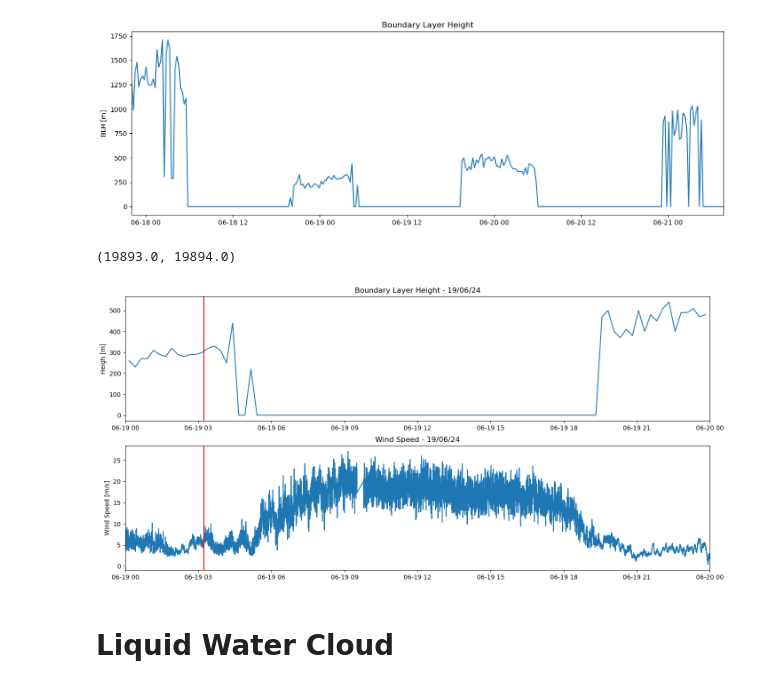
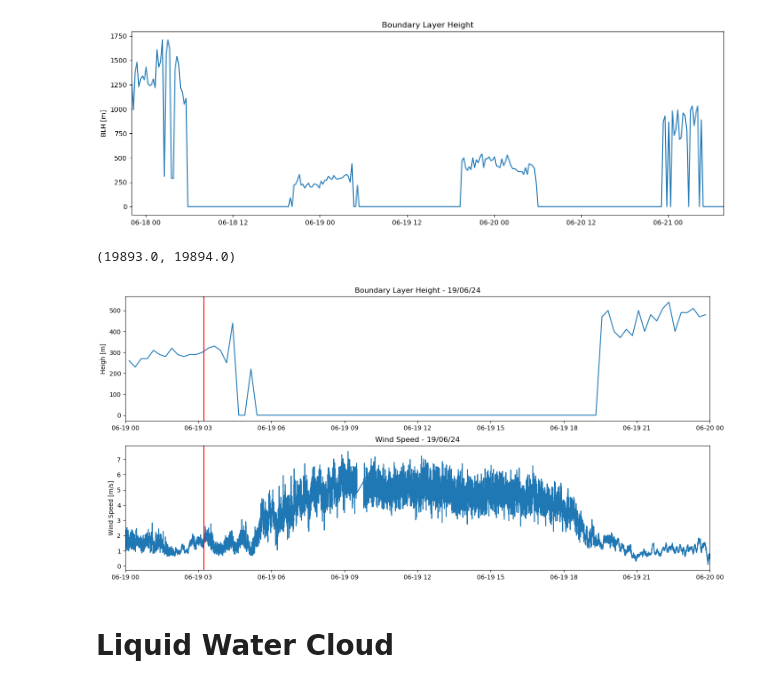
Before and after one commit to nefelita/Fieldwork, a Jupyter notebook: Nef.ipynb, the cells around one changed output. Saved outputs shown, nothing was run; the diff lists cells and outputs as text; code cells hidden in the pictures.

```diff
--- a/Nef.ipynb
+++ b/Nef.ipynb
@@ -249,23 +249,23 @@ Text(0, 0.5, 'BLH [m]')
 # %%
 fig,(ax1,ax2) = plt.subplots(2,1,figsize=(17,8))
 
 ax1.plot(BLH_19.time, BLH_19.BLH)
 ax1.set_title('Boundary Layer Height - 19/06/24')
 ax1.axvline(pd.Timestamp('2024-06-19T03:14:00'), color='red')
 ax1.set_ylabel('Heigh [m]')
 ax1.set_xlim(pd.Timestamp("2024-06-19"), pd.Timestamp("2024-06-20"))
 
 
 MET_19= MET.sel(time = indexer_19)
 
-ax2.plot(MET_19.time, MET_19.Surf_WS)
+ax2.plot(MET_19.time, MET_19.Surf_WS/3.6)
 ax2.set_title('Wind Speed - 19/06/24')
 ax2.axvline(pd.Timestamp('2024-06-19T03:14:00'), color='red')
 ax2.set_ylabel('Wind Speed [m/s]')
 ax2.set_xlim(pd.Timestamp("2024-06-19"), pd.Timestamp("2024-06-20"))
 # %% [output]
 (19893.0, 19894.0)
-[figure, old version]
+[figure, new version]
 # %% [markdown]
 # Liquid Water Cloud
 # %%
```
Also changed, not shown: parts of 9 cells of this notebook.
